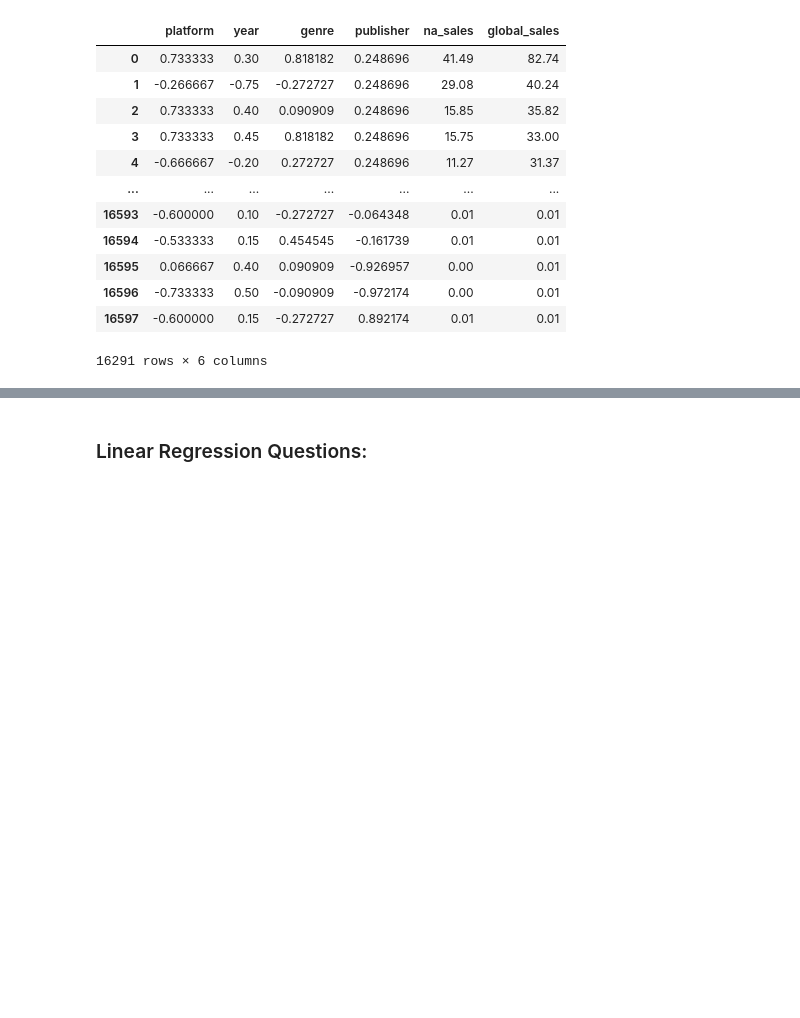
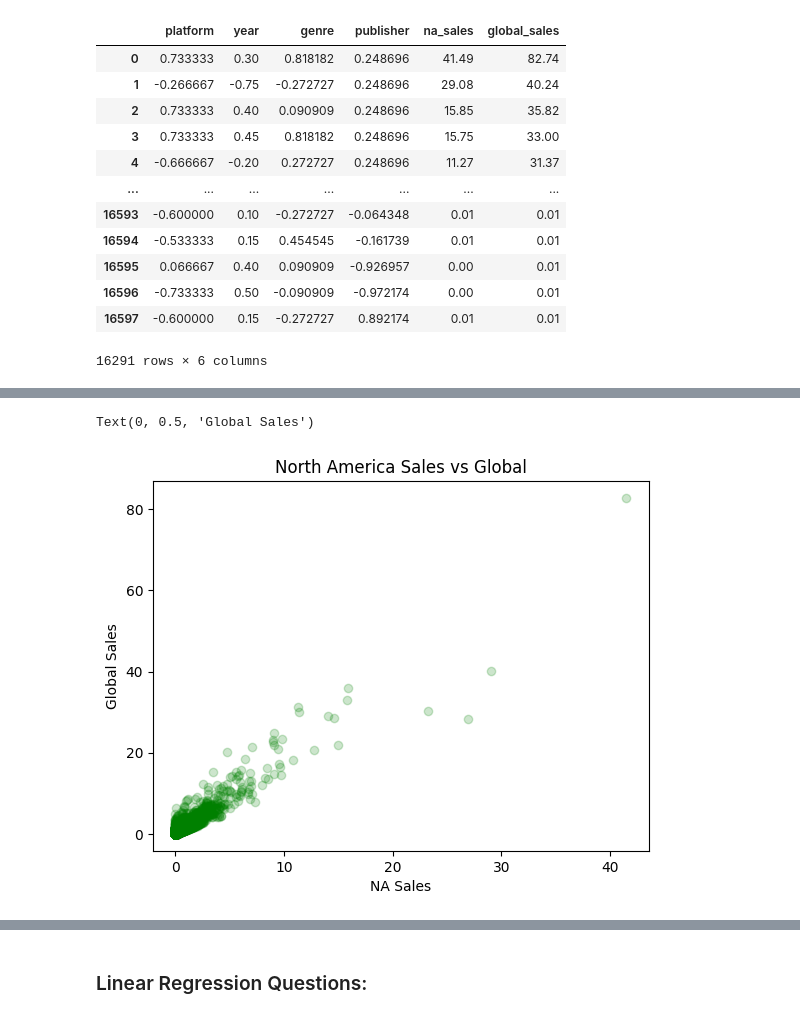
Before and after one commit to kebo0267/AI_ML_Classwork, a Jupyter notebook: capstone_6/INC_6_Save_the_Princess.ipynb, the cells around one changed output, grey strips where cells are left out. Drawn from its saved outputs; the diff is of its cells as text; code cells hidden in the pictures; blank space fills up the shorter version.

```diff
--- a/capstone_6/INC_6_Save_the_Princess.ipynb
+++ b/capstone_6/INC_6_Save_the_Princess.ipynb
@@ -193,6 +194,7 @@ df_VideoGameFeatureSubset.to_csv('Game_Data_Cleaned.csv')
 df_VideoGameCleaned = pd.read_csv('Game_Data_Cleaned.csv')
 
 # Remove the column named 'Unnamed: 0'
-
+df_VideoGameCleaned.drop(columns="Unnamed: 0",inplace=True,axis=1)
 
 # print out the dataframe
+df_VideoGameCleaned.head()
@@ -201,4 +219,11 @@ df_VideoGameCleaned = pd.read_csv('Game_Data_Cleaned.csv')
 # %%
 # create a 2D scatter plot to 'eyeball' the relationship between your chosen feature and global_sales
+plt.scatter(df_VideoGameCleaned["na_sales"],df_VideoGameCleaned["global_sales"],color='g',alpha=0.2,marker='o',cmap="plasma")
+plt.title("North America Sales vs Global")
+plt.xlabel("NA Sales")
+plt.ylabel("Global Sales")
+# %% [output]
+Text(0, 0.5, 'Global Sales')
+[figure, added]
 # %%
 # Seperate the Features and the Target
```
Also changed, not shown: parts of 21 cells of this notebook, 1 other file.
